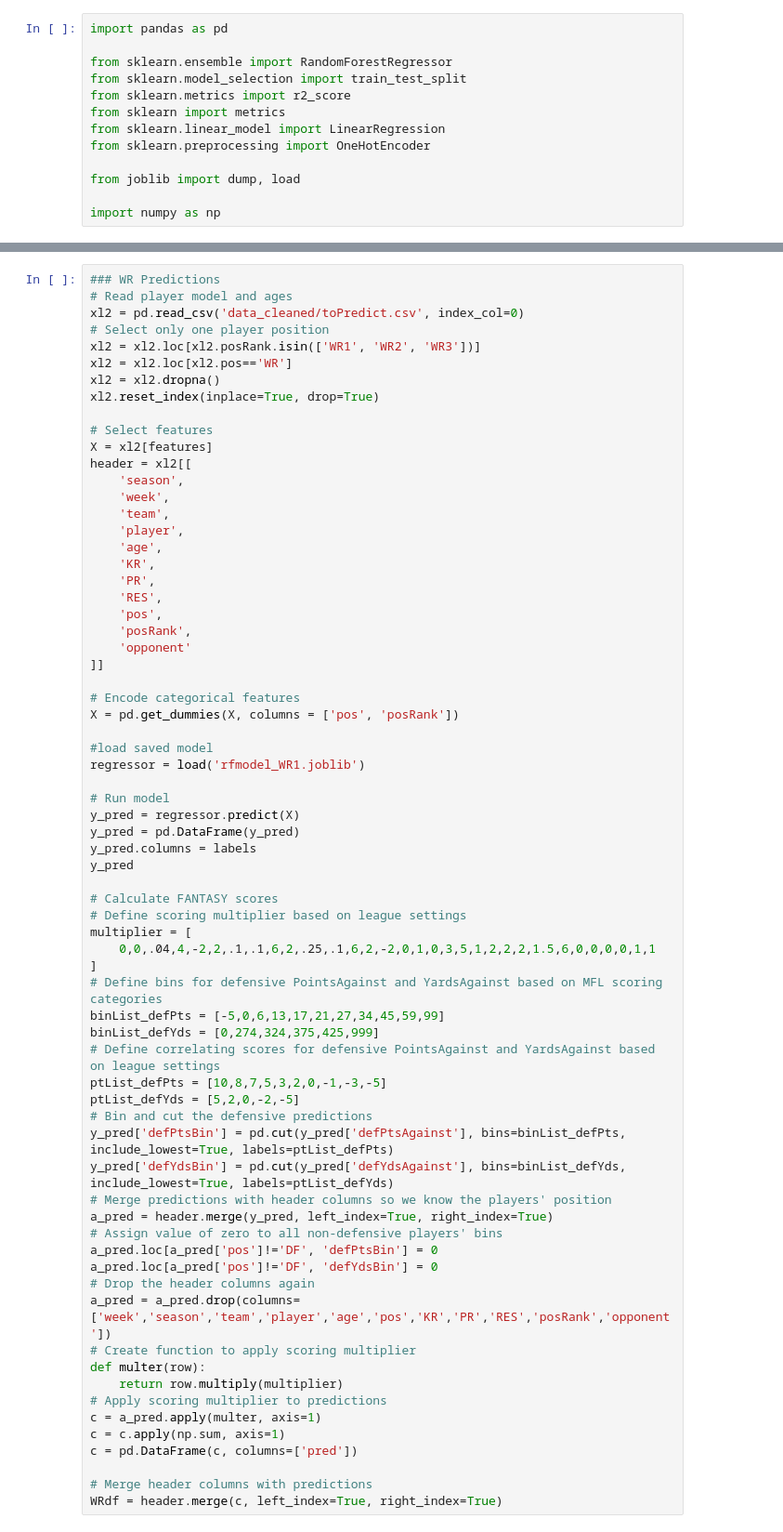
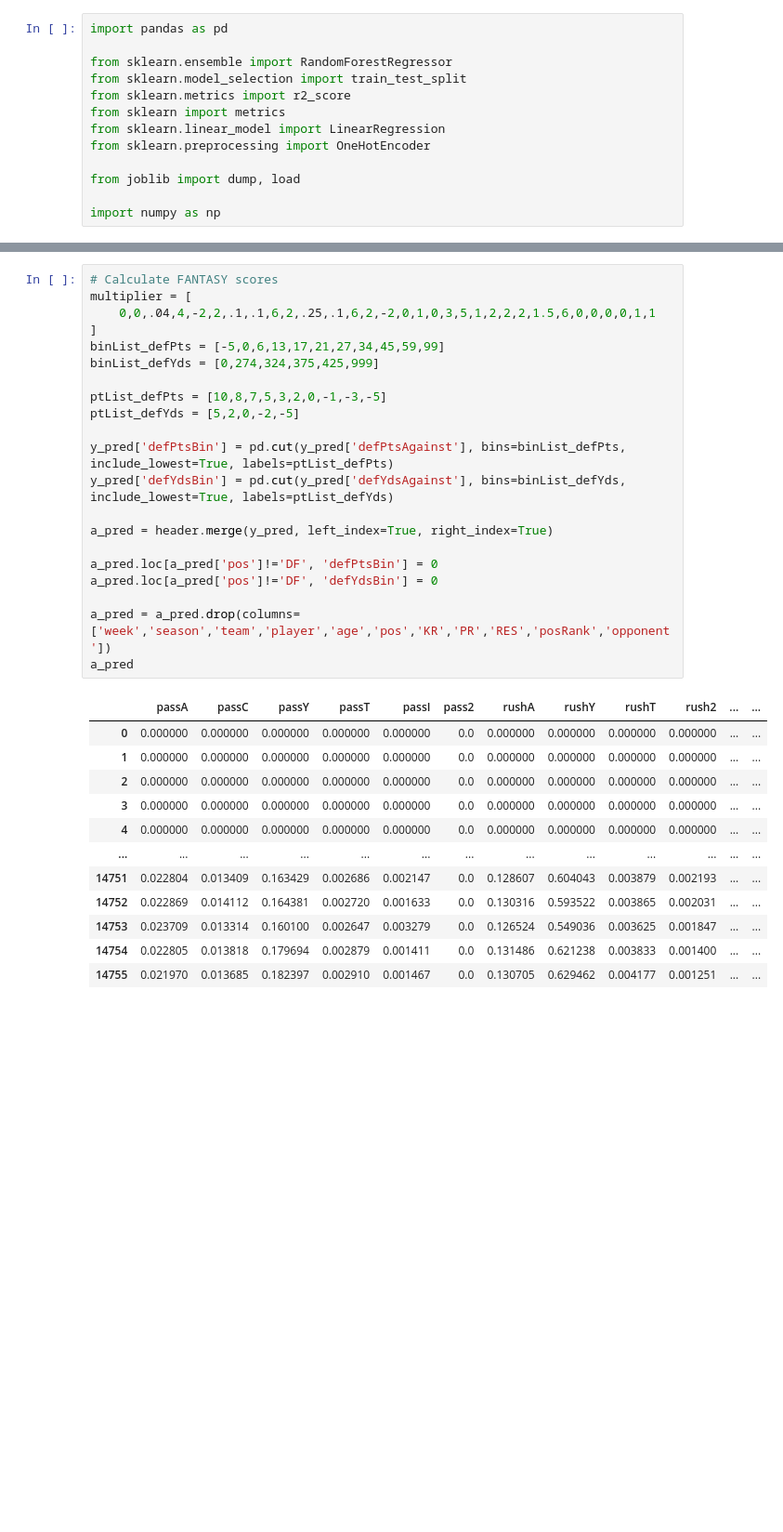
Before and after one commit to travisdharry/FantasyFootballPredictions, a Jupyter notebook: modelPredict2.ipynb, the cells around one changed output, grey strips where cells are left out. Shown: that part at 93% size. Cells and saved outputs as stored; diff of their text form; blank space fills up the shorter version.

```diff
--- a/modelPredict2.ipynb
+++ b/modelPredict2.ipynb
@@ -167,69 +456,34 @@ features = [
 # %%
-### WR Predictions
-# Read player model and ages
-xl2 = pd.read_csv('data_cleaned/toPredict.csv', index_col=0)
-# Select only one player position
-xl2 = xl2.loc[xl2.posRank.isin(['WR1', 'WR2', 'WR3'])]
-xl2 = xl2.loc[xl2.pos=='WR']
-xl2 = xl2.dropna()
-xl2.reset_index(inplace=True, drop=True)
-
-# Select features
-X = xl2[features]
-header = xl2[[
-    'season',
-    'week',
-    'team',
-    'player',
-    'age',
-    'KR',
-    'PR',
-    'RES',
-    'pos',
-    'posRank',
-    'opponent'
-]]
-
-# Encode categorical features
-X = pd.get_dummies(X, columns = ['pos', 'posRank'])
-
-#load saved model
-regressor = load('rfmodel_WR1.joblib')
-
-# Run model
-y_pred = regressor.predict(X)
-y_pred = pd.DataFrame(y_pred)
-y_pred.columns = labels
-y_pred
-
 # Calculate FANTASY scores
-# Define scoring multiplier based on league settings
 multiplier = [
     0,0,.04,4,-2,2,.1,.1,6,2,.25,.1,6,2,-2,0,1,0,3,5,1,2,2,2,1.5,6,0,0,0,0,1,1
 ]
-# Define bins for defensive PointsAgainst and YardsAgainst based on MFL scoring categories
 binList_defPts = [-5,0,6,13,17,21,27,34,45,59,99]
 binList_defYds = [0,274,324,375,425,999]
-# Define correlating scores for defensive PointsAgainst and YardsAgainst based on league settings
+
 ptList_defPts = [10,8,7,5,3,2,0,-1,-3,-5]
 ptList_defYds = [5,2,0,-2,-5]
-# Bin and cut the defensive predictions
+
 y_pred['defPtsBin'] = pd.cut(y_pred['defPtsAgainst'], bins=binList_defPts, include_lowest=True, labels=ptList_defPts)
 y_pred['defYdsBin'] = pd.cut(y_pred['defYdsAgainst'], bins=binList_defYds, include_lowest=True, labels=ptList_defYds)
-# Merge predictions with header columns so we know the players' position
+
 a_pred = header.merge(y_pred, left_index=True, right_index=True)
-# Assign value of zero to all non-defensive players' bins
+
 a_pred.loc[a_pred['pos']!='DF', 'defPtsBin'] = 0
 a_pred.loc[a_pred['pos']!='DF', 'defYdsBin'] = 0
-# Drop the header columns again
+
 a_pred = a_pred.drop(columns=['week','season','team','player','age','pos','KR','PR','RES','posRank','opponent'])
-# Create function to apply scoring multiplier
-def multer(row):
-    return row.multiply(multiplier)
-# Apply scoring multiplier to predictions
-c = a_pred.apply(multer, axis=1)
-c = c.apply(np.sum, axis=1)
-c = pd.DataFrame(c, columns=['pred'])
-
-# Merge header columns with predictions
-WRdf = header.merge(c, left_index=True, right_index=True)
+a_pred
+# %% [output]
+|  | passA | passC | passY | passT | passI | pass2 | rushA | rushY | rushT | rush2 | ... | ... |
+| 0 | 0.000000 | 0.000000 | 0.000000 | 0.000000 | 0.000000 | 0.0 | 0.000000 | 0.000000 | 0.000000 | 0.000000 | ... | ... |
+| 1 | 0.000000 | 0.000000 | 0.000000 | 0.000000 | 0.000000 | 0.0 | 0.000000 | 0.000000 | 0.000000 | 0.000000 | ... | ... |
+| 2 | 0.000000 | 0.000000 | 0.000000 | 0.000000 | 0.000000 | 0.0 | 0.000000 | 0.000000 | 0.000000 | 0.000000 | ... | ... |
+| 3 | 0.000000 | 0.000000 | 0.000000 | 0.000000 | 0.000000 | 0.0 | 0.000000 | 0.000000 | 0.000000 | 0.000000 | ... | ... |
+| 4 | 0.000000 | 0.000000 | 0.000000 | 0.000000 | 0.000000 | 0.0 | 0.000000 | 0.000000 | 0.000000 | 0.000000 | ... | ... |
+| ... | ... | ... | ... | ... | ... | ... | ... | ... | ... | ... | ... | ... |
+| 14751 | 0.022804 | 0.013409 | 0.163429 | 0.002686 | 0.002147 | 0.0 | 0.128607 | 0.604043 | 0.003879 | 0.002193 | ... | ... |
+| 14752 | 0.022869 | 0.014112 | 0.164381 | 0.002720 | 0.001633 | 0.0 | 0.130316 | 0.593522 | 0.003865 | 0.002031 | ... | ... |
+| 14753 | 0.023709 | 0.013314 | 0.160100 | 0.002647 | 0.003279 | 0.0 | 0.126524 | 0.549036 | 0.003625 | 0.001847 | ... | ... |
+| 14754 | 0.022805 | 0.013818 | 0.179694 | 0.002879 | 0.001411 | 0.0 | 0.131486 | 0.621238 | 0.003833 | 0.001400 | ... | ... |
+| 14755 | 0.021970 | 0.013685 | 0.182397 | 0.002910 | 0.001467 | 0.0 | 0.130705 | 0.629462 | 0.004177 | 0.001251 | ... | ... |
```
Also changed, not shown: parts of 21 cells of this notebook, 17 other files.
